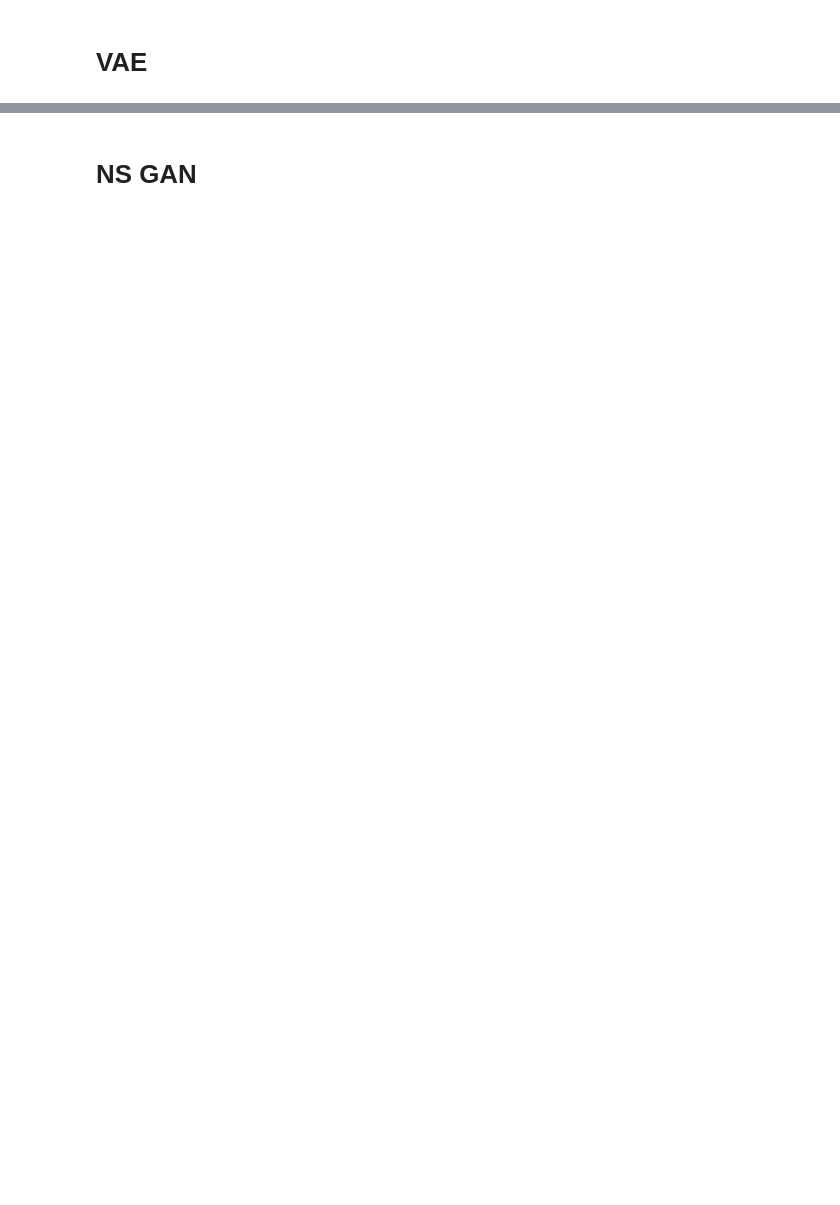
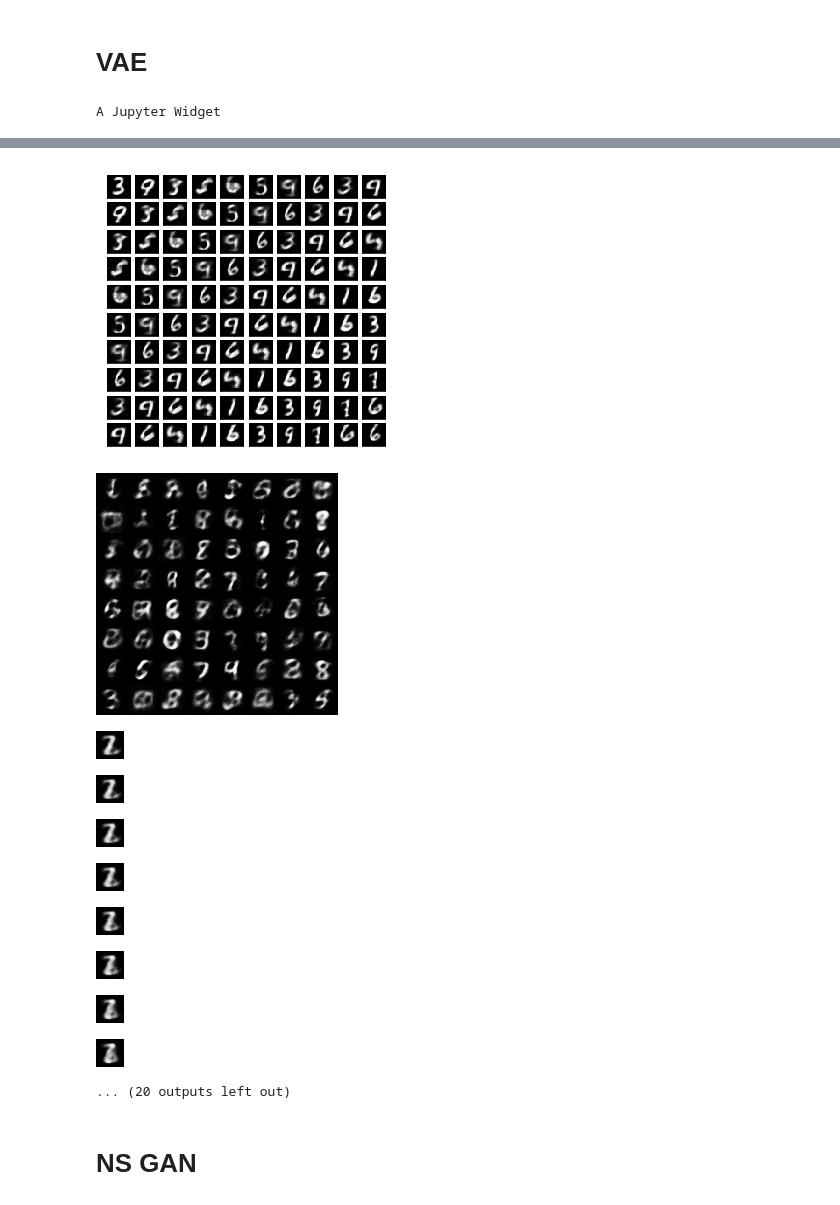
Before and after one commit to shayneobrien/explicit-gan-eval, a Jupyter notebook: GANBox.ipynb, the cells around one changed output, grey strips where cells are left out. Saved outputs shown, nothing was run; the diff lists cells and outputs as text; code cells hidden in the pictures; blank space fills up the shorter version.

```diff
--- a/GANBox.ipynb
+++ b/GANBox.ipynb
@@ -85,8 +96,10 @@ model = vae.VAE(image_size = 784, hidden_dim = 400, z_dim = 20)
 if torch.cuda.is_available():
     model.cuda()
 trainer = vae.Trainer(train_iter, val_iter, test_iter)
-model = trainer.train(model, 40)
+model = trainer.train(model, num_epochs = n)
 
 # Explore latent space
-viz = Viz(model)
+viz = vae.Viz(train_iter, val_iter, test_iter, model)
 viz.make_all()
+# %% [output]
+A Jupyter Widget
@@ -93,3 +107,14 @@ viz.make_all()
+[figure, added]
+[figure, added]
+[figure, added]
+[figure, added]
+[figure, added]
+[figure, added]
+[figure, added]
+[figure, added]
+[figure, added]
+[figure, added]
+... (20 outputs left out)
 # %% [markdown]
 # NS GAN
 # %%
```
Also changed, not shown: parts of 9 cells of this notebook.
